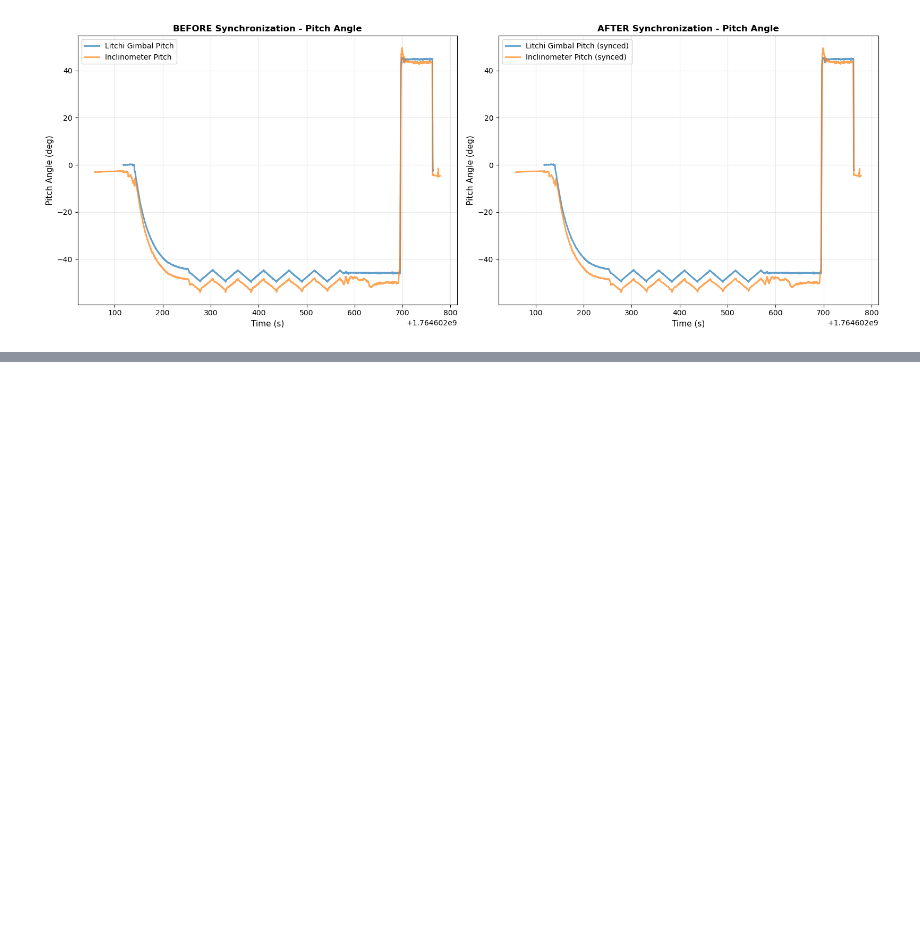
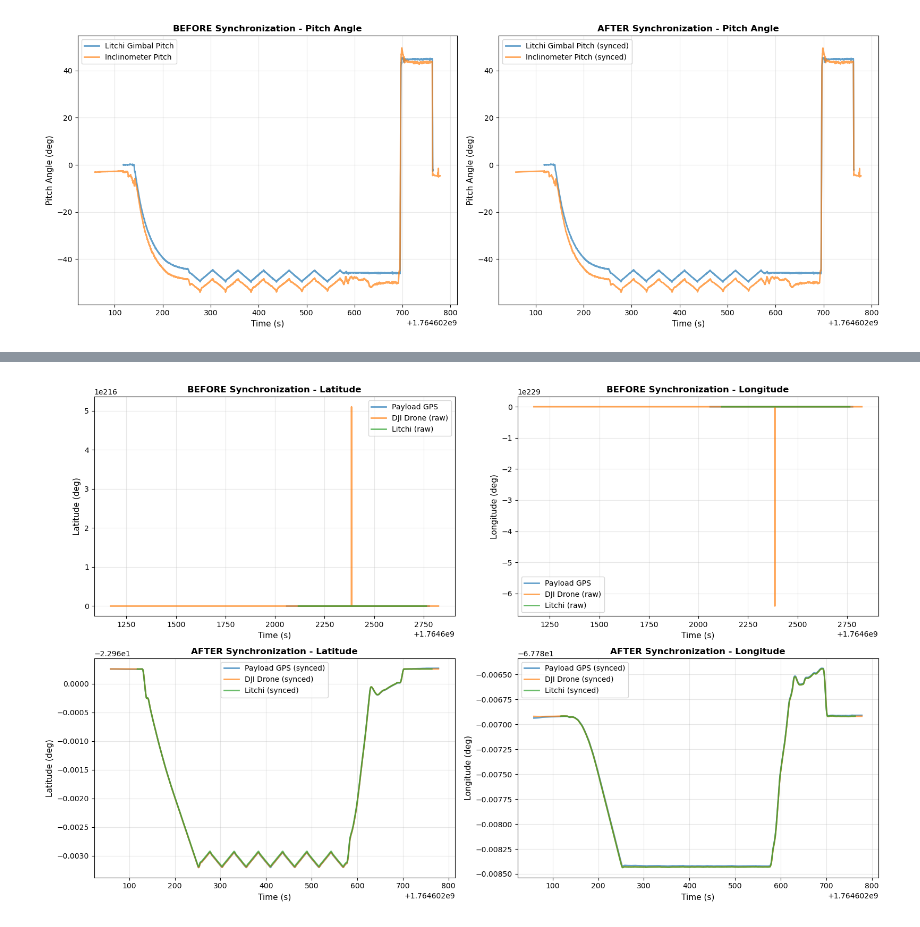
Before and after one commit to POLOCALC/data_loader, a Jupyter notebook: examples/loader.ipynb, the cells around one changed output, grey strips where cells are left out. Cells and saved outputs as stored; diff of their text form; code cells hidden in the pictures; blank space fills up the shorter version.

```diff
--- a/examples/loader.ipynb
+++ b/examples/loader.ipynb
@@ -256,0 +291,97 @@ plt.show()
+# %%
+
+fig, axes = plt.subplots(2, 2, figsize=(16, 10))
+
+# BEFORE SYNC - Latitude
+axes[0, 0].plot(
+    flight.raw_data.payload_data.gps['unix_time_ms']/1e3,
+    flight.raw_data.payload_data.gps['posllh_lat'],
+    label='Payload GPS', alpha=0.7, linewidth=2
+)
+axes[0, 0].plot(
+    flight.raw_data.drone_data.drone["correct_timestamp"],
+    flight.raw_data.drone_data.drone["RTK:lat_p"],
+    label='DJI Drone (raw)', alpha=0.7, linewidth=2
+)
+axes[0, 0].plot(
+    flight.raw_data.drone_data.litchi["unix_time_ms"]/1e3,
+    flight.raw_data.drone_data.litchi["latitude"],
+    label='Litchi (raw)', alpha=0.7, linewidth=2
+)
+axes[0, 0].set_xlabel('Time (s)', fontsize=11)
+axes[0, 0].set_ylabel('Latitude (deg)', fontsize=11)
+axes[0, 0].set_title('BEFORE Synchronization - Latitude', fontsize=12, fontweight='bold')
+axes[0, 0].legend(fontsize=10)
+axes[0, 0].grid(True, alpha=0.3)
+
+# BEFORE SYNC - Longitude
+axes[0, 1].plot(
+    flight.raw_data.payload_data.gps['unix_time_ms']/1e3,
+    flight.raw_data.payload_data.gps['posllh_lon'],
+    label='Payload GPS', alpha=0.7, linewidth=2
+)
+axes[0, 1].plot(
+    flight.raw_data.drone_data.drone["correct_timestamp"],
+    flight.raw_data.drone_data.drone["RTK:lon_p"],
+    label='DJI Drone (raw)', alpha=0.7, linewidth=2
+)
+axes[0, 1].plot(
+    flight.raw_data.drone_data.litchi["unix_time_ms"]/1e3,
+    flight.raw_data.drone_data.litchi["longitude"],
+    label='Litchi (raw)', alpha=0.7, linewidth=2
+)
+axes[0, 1].set_xlabel('Time (s)', fontsize=11)
+axes[0, 1].set_ylabel('Longitude (deg)', fontsize=11)
+axes[0, 1].set_title('BEFORE Synchronization - Longitude', fontsize=12, fontweight='bold')
+axes[0, 1].legend(fontsize=10)
+axes[0, 1].grid(True, alpha=0.3)
+
+# AFTER SYNC - Latitude
+sync_data = flight.sync_data
+axes[1, 0].plot(
+    sync_data['timestamp'],
+    sync_data['payload_gps_posllh_lat'],
+    label='Payload GPS (synced)', alpha=0.7, linewidth=2
+)
+axes[1, 0].plot(
+    sync_data['timestamp'],
+    sync_data['drone_gps_GPS:latitude'],
+    label='DJI Drone (synced)', alpha=0.7, linewidth=2
+)
+axes[1, 0].plot(
+    sync_data['timestamp'],
+    sync_data['litchi_gps_latitude'],
+    label='Litchi (synced)', alpha=0.7, linewidth=2
+)
+axes[1, 0].set_xlabel('Time (s)', fontsize=11)
+axes[1, 0].set_ylabel('Latitude (deg)', fontsize=11)
+axes[1, 0].set_title('AFTER Synchronization - Latitude', fontsize=12, fontweight='bold')
+axes[1, 0].legend(fontsize=10)
+axes[1, 0].grid(True, alpha=0.3)
+
+# AFTER SYNC - Longitude
+axes[1, 1].plot(
+    sync_data['timestamp'],
+    sync_data['payload_gps_posllh_lon'],
+    label='Payload GPS (synced)', alpha=0.7, linewidth=2
+)
+axes[1, 1].plot(
+    sync_data['timestamp'],
+    sync_data['drone_gps_GPS:longitude'],
+    label='DJI Drone (synced)', alpha=0.7, linewidth=2
+)
+axes[1, 1].plot(
+    sync_data['timestamp'],
+    sync_data['litchi_gps_longitude'],
+    label='Litchi (synced)', alpha=0.7, linewidth=2
+)
+axes[1, 1].set_xlabel('Time (s)', fontsize=11)
+axes[1, 1].set_ylabel('Longitude (deg)', fontsize=11)
+axes[1, 1].set_title('AFTER Synchronization - Longitude', fontsize=12, fontweight='bold')
+axes[1, 1].legend(fontsize=10)
+axes[1, 1].grid(True, alpha=0.3)
+
+plt.tight_layout()
+plt.show()
+# %% [output]
+[figure, added]
```
Also changed, not shown: parts of 3 cells of this notebook, 41 other files.
